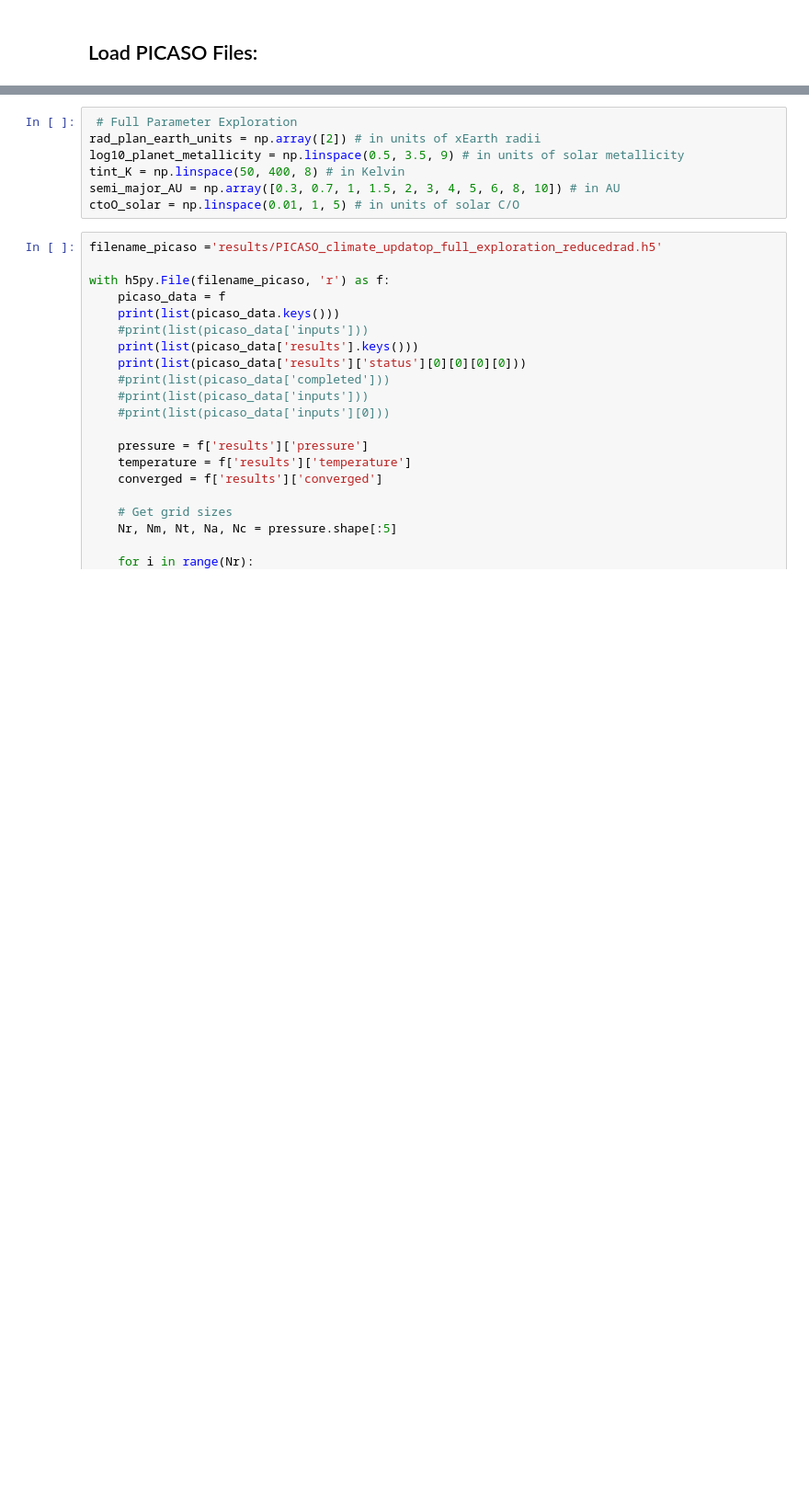
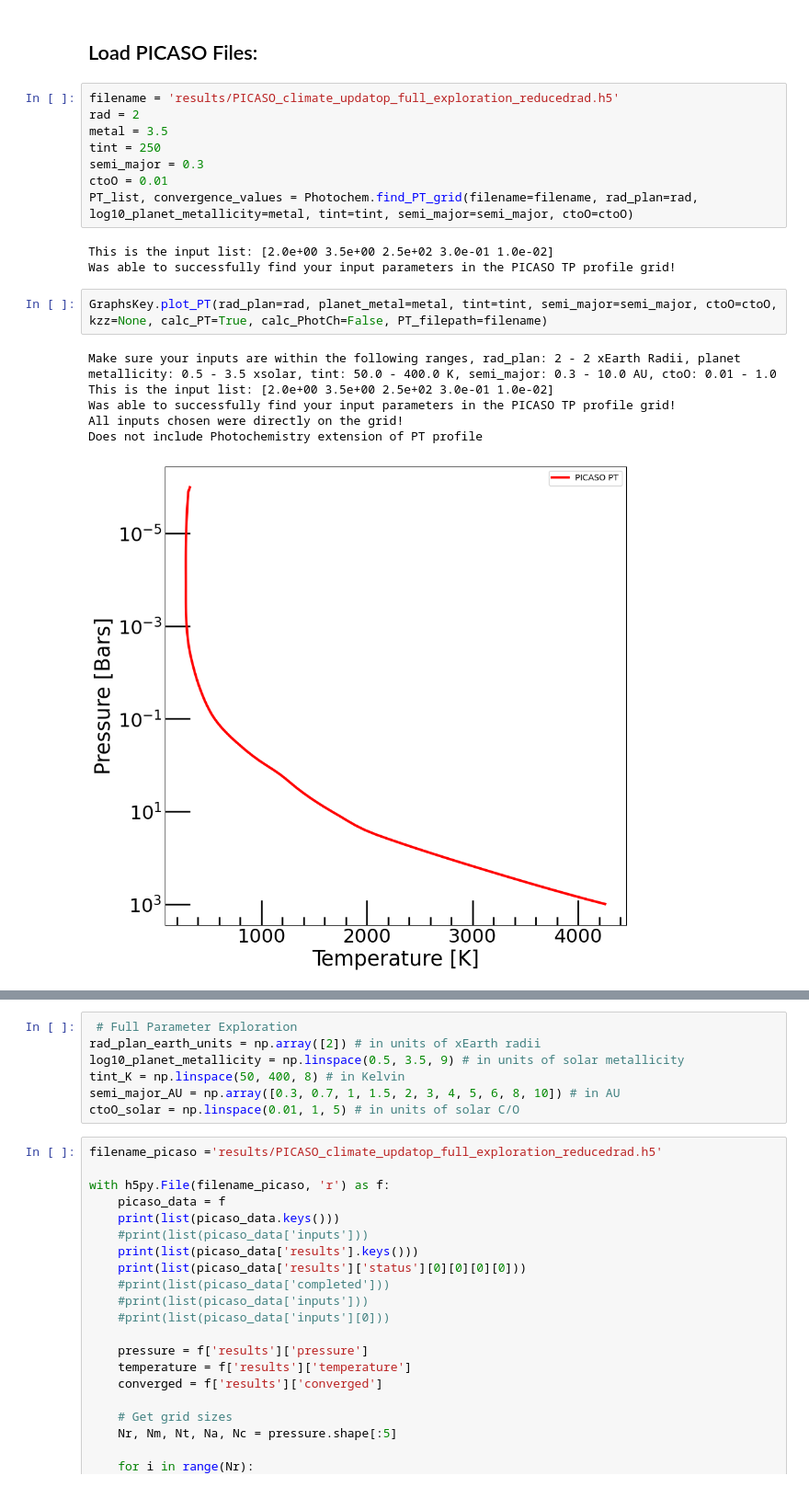
Before and after one commit to ElizabethP712/MiniNeptuneGrid26_PostBac, a Jupyter notebook: PICASOGrid_Issues_fullreduced.ipynb, the cells around one changed output, grey strips where cells are left out. Shown at 92% size. Saved outputs shown, nothing was run; the diff lists cells and outputs as text; blank space fills up the shorter version.

Commit message:
Updated PICASOGrid_Issues jupyter notebook.

```diff
--- a/PICASOGrid_Issues_fullreduced.ipynb
+++ b/PICASOGrid_Issues_fullreduced.ipynb
@@ -31,2 +32,22 @@ WARNING: Failed to load Vega spectrum from None; Functionality involving Vega wi
 # %% [markdown]
 ## Load PICASO Files:
+# %%
+filename = 'results/PICASO_climate_updatop_full_exploration_reducedrad.h5'
+rad = 2
+metal = 3.5
+tint = 250
+semi_major = 0.3
+ctoO = 0.01
+PT_list, convergence_values = Photochem.find_PT_grid(filename=filename, rad_plan=rad, log10_planet_metallicity=metal, tint=tint, semi_major=semi_major, ctoO=ctoO)
+# %% [output]
+This is the input list: [2.0e+00 3.5e+00 2.5e+02 3.0e-01 1.0e-02]
+Was able to successfully find your input parameters in the PICASO TP profile grid!
+# %%
+GraphsKey.plot_PT(rad_plan=rad, planet_metal=metal, tint=tint, semi_major=semi_major, ctoO=ctoO, kzz=None, calc_PT=True, calc_PhotCh=False, PT_filepath=filename)
+# %% [output]
+Make sure your inputs are within the following ranges, rad_plan: 2 - 2 xEarth Radii, planet metallicity: 0.5 - 3.5 xsolar, tint: 50.0 - 400.0 K, semi_major: 0.3 - 10.0 AU, ctoO: 0.01 - 1.0
+This is the input list: [2.0e+00 3.5e+00 2.5e+02 3.0e-01 1.0e-02]
+Was able to successfully find your input parameters in the PICASO TP profile grid!
+All inputs chosen were directly on the grid!
+Does not include Photochemistry extension of PT profile
+[figure, added]
```
Also changed, not shown: parts of 2 cells of this notebook.
